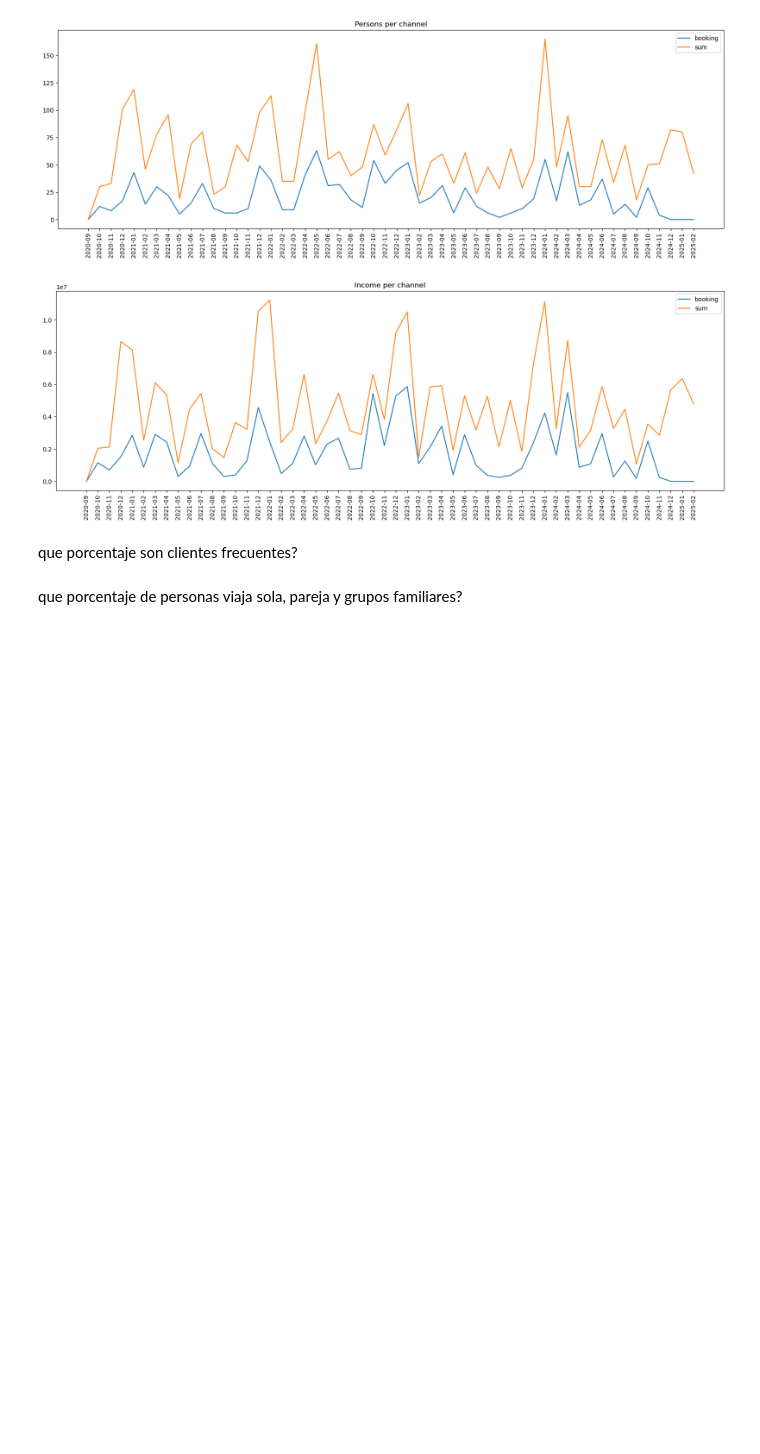
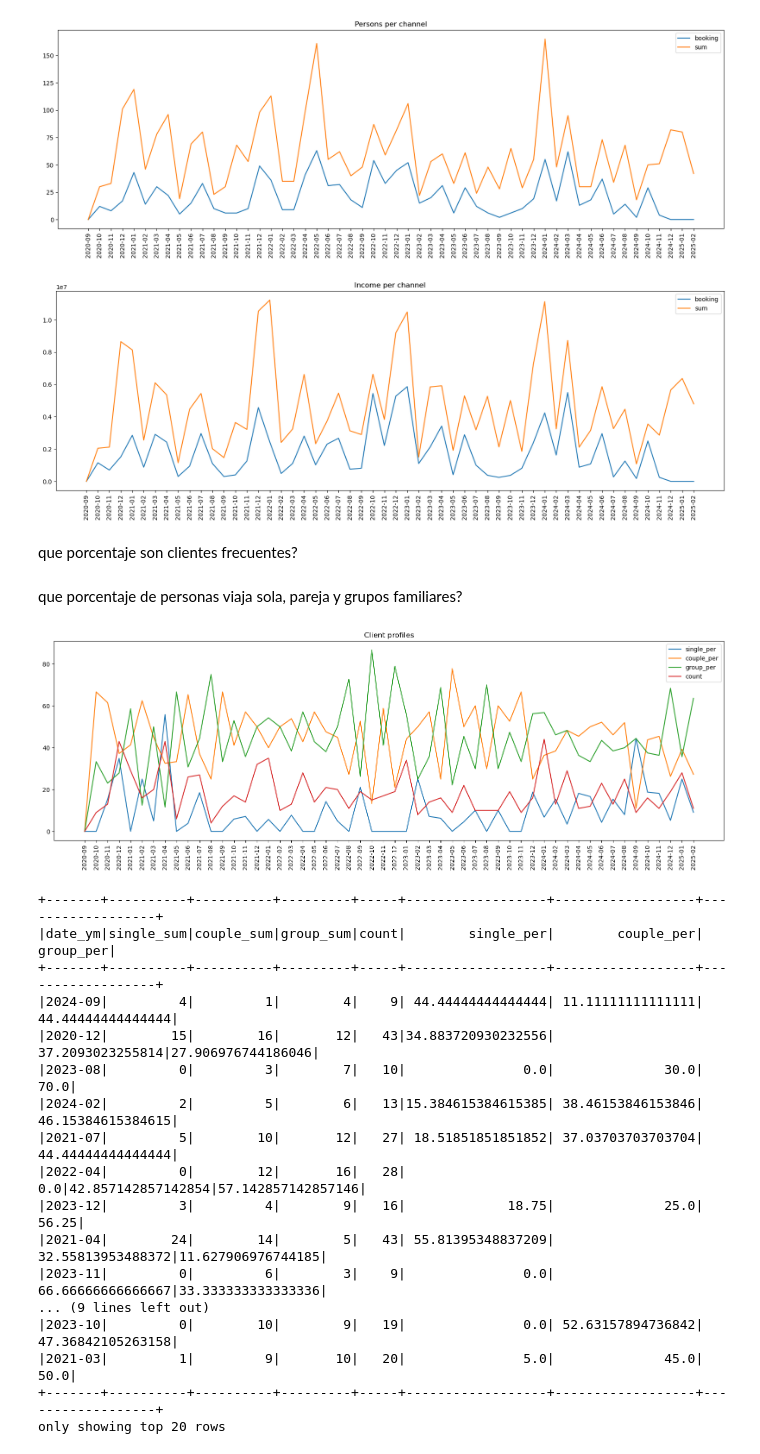
Before and after one commit to ejfdelgado/ejflab-ds-refugio, a Jupyter notebook: workspace/notebooks/Main.ipynb, the cells around one changed output. Saved outputs shown, nothing was run; the diff lists cells and outputs as text; code cells hidden in the pictures; blank space fills up the shorter version.

```diff
--- a/workspace/notebooks/Main.ipynb
+++ b/workspace/notebooks/Main.ipynb
@@ -77,3 +77,25 @@ utility.channel_analysis_2(["booking"], "price_sum", "Income per channel")
 que porcentaje son clientes frecuentes?
 # %% [markdown]
 que porcentaje de personas viaja sola, pareja y grupos familiares?
+# %%
+reload(utility)
+utility.channel_analysis_3()
+# %% [output]
+[figure, added]
++-------+----------+----------+---------+-----+------------------+------------------+------------------+
+|date_ym|single_sum|couple_sum|group_sum|count|        single_per|        couple_per|         group_per|
++-------+----------+----------+---------+-----+------------------+------------------+------------------+
+|2024-09|         4|         1|        4|    9| 44.44444444444444| 11.11111111111111| 44.44444444444444|
+|2020-12|        15|        16|       12|   43|34.883720930232556|  37.2093023255814|27.906976744186046|
+|2023-08|         0|         3|        7|   10|               0.0|              30.0|              70.0|
+|2024-02|         2|         5|        6|   13|15.384615384615385| 38.46153846153846| 46.15384615384615|
+|2021-07|         5|        10|       12|   27| 18.51851851851852| 37.03703703703704| 44.44444444444444|
+|2022-04|         0|        12|       16|   28|               0.0|42.857142857142854|57.142857142857146|
+|2023-12|         3|         4|        9|   16|             18.75|              25.0|             56.25|
+|2021-04|        24|        14|        5|   43| 55.81395348837209| 32.55813953488372|11.627906976744185|
+|2023-11|         0|         6|        3|    9|               0.0| 66.66666666666667|33.333333333333336|
+... (9 lines left out)
+|2023-10|         0|        10|        9|   19|               0.0| 52.63157894736842| 47.36842105263158|
+|2021-03|         1|         9|       10|   20|               5.0|              45.0|              50.0|
++-------+----------+----------+---------+-----+------------------+------------------+------------------+
+only showing top 20 rows
```
Also changed, not shown: 1 other file.
